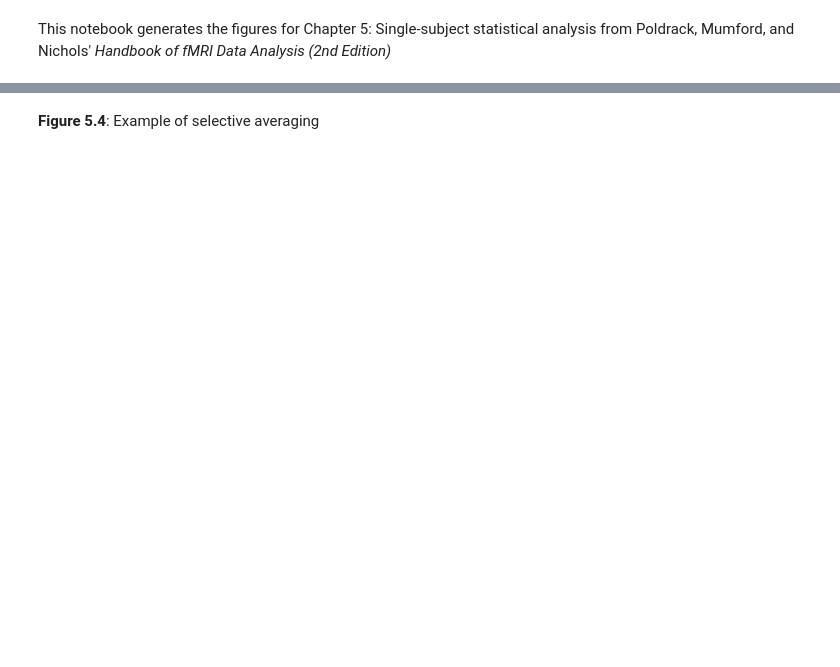
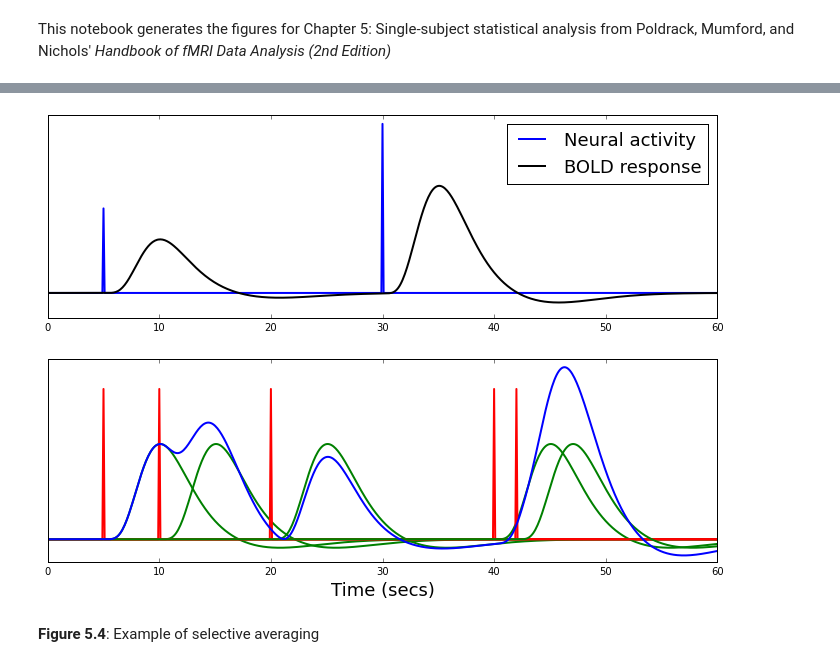
Before and after one commit to poldrack/fmri-handbook-2e-code, a Jupyter notebook: notebooks/Chapter5-SingleSubjectAnalysis/Chapter5-SingleSubjectAnalysis.ipynb, the cells around one changed output, grey strips where cells are left out. Saved outputs shown, nothing was run; the diff lists cells and outputs as text; code cells hidden in the pictures; blank space fills up the shorter version.

```diff
--- a/notebooks/Chapter5-SingleSubjectAnalysis/Chapter5-SingleSubjectAnalysis.ipynb
+++ b/notebooks/Chapter5-SingleSubjectAnalysis/Chapter5-SingleSubjectAnalysis.ipynb
@@ -44,2 +70,36 @@ __Figure 5.3__: Examples of linear time invariance
+# %%
+tr=0.1
+tslen=60 # secs
+ts=numpy.zeros(tslen/tr)
+ts[numpy.round(5/0.1)]=1
+ts[numpy.round(30/0.1)]=2
+tsconv=numpy.convolve(ts,spm_hrf(tr,oversampling=1))[:len(ts)]
+
+plt.figure(figsize=(12,8))
+plt.subplot(2,1,1)
+timepoints=numpy.arange(0,60,tr)
+plt.plot(timepoints,ts/30.,linewidth=2)
+plt.plot(timepoints,tsconv,color='black',linewidth=2)
+plt.legend(['Neural activity','BOLD response'],fontsize=18)
+plt.yticks([])
+plt.subplot(2,1,2)
+
+stimtimes=[5,10,20,40,42]
+tsconv_sum=numpy.zeros(ts.shape)
+for s in stimtimes:
+    ts=numpy.zeros(tslen/tr)
+    ts[s/tr]=1
+    tsconv=numpy.convolve(ts,spm_hrf(tr,oversampling=1))[:len(ts)]
+    tsconv_sum+=tsconv
+    plt.plot(timepoints,ts/30.,linewidth=2,color='red')
+
+    plt.plot(timepoints,tsconv,color='green',linewidth=2)
+
+plt.plot(timepoints,tsconv_sum,linewidth=2,color='blue')
+plt.xlabel('Time (secs)',fontsize=18)
+plt.yticks([])
+plt.savefig(os.path.join(figuredir,'Figure_5_3.svg'),format='svg',dpi=1200)
+# %% [output]
+[figure, added]
 # %% [markdown]
 __Figure 5.4__: Example of selective averaging
```
Also changed, not shown: parts of 33 cells of this notebook.
